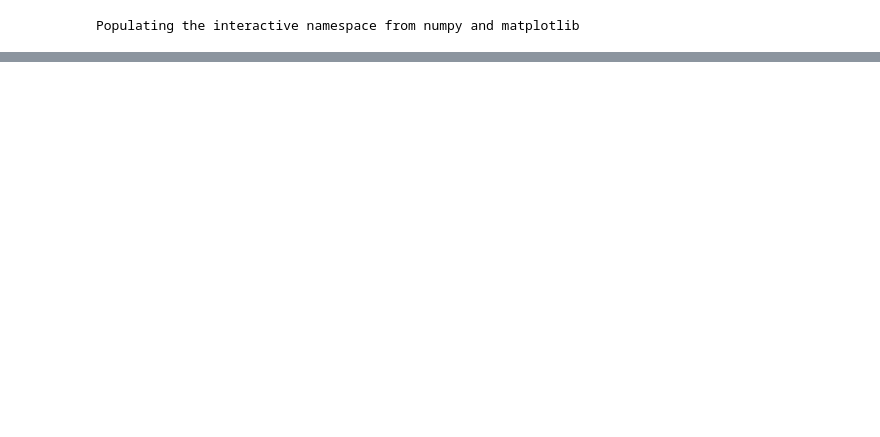
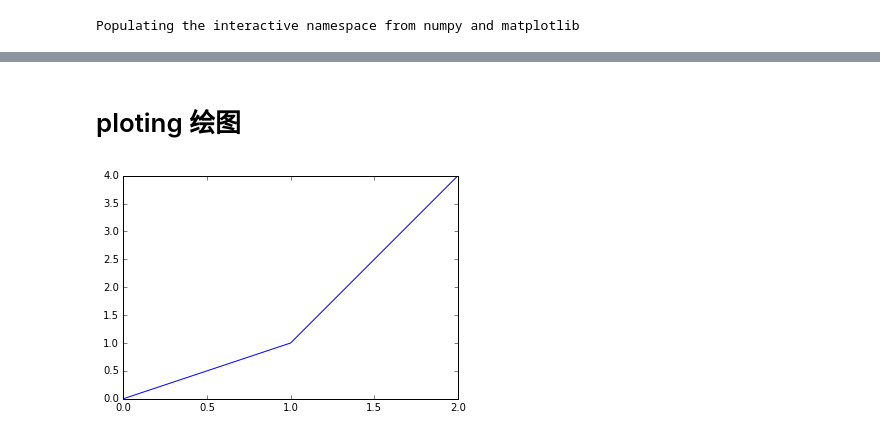
Before and after one commit to linuxing3/data-science-ipython-notebooks, a Jupyter notebook: matplotlib/pylab inline.ipynb, the cells around one changed output, grey strips where cells are left out. Saved outputs shown, nothing was run; the diff lists cells and outputs as text; code cells hidden in the pictures; blank space fills up the shorter version.

```diff
--- a/matplotlib/pylab inline.ipynb
+++ b/matplotlib/pylab inline.ipynb
@@ -14,0 +137,16 @@ np.linalg??
+# %% [markdown]
+# ploting 绘图
+# %%
+# x value and y value
+x = [0, 1, 2]
+y = [0, 1, 4]
+# %%
+# starting figure as canvas
+fig = plt.figure()
+# add a subplot
+axes =  fig.add_subplot(111)
+# ploting values
+axes.plot(x,y)
+plt.show()
+# %% [output]
+[figure, added]
```
Also changed, not shown: parts of 29 cells of this notebook, 7 other files.
